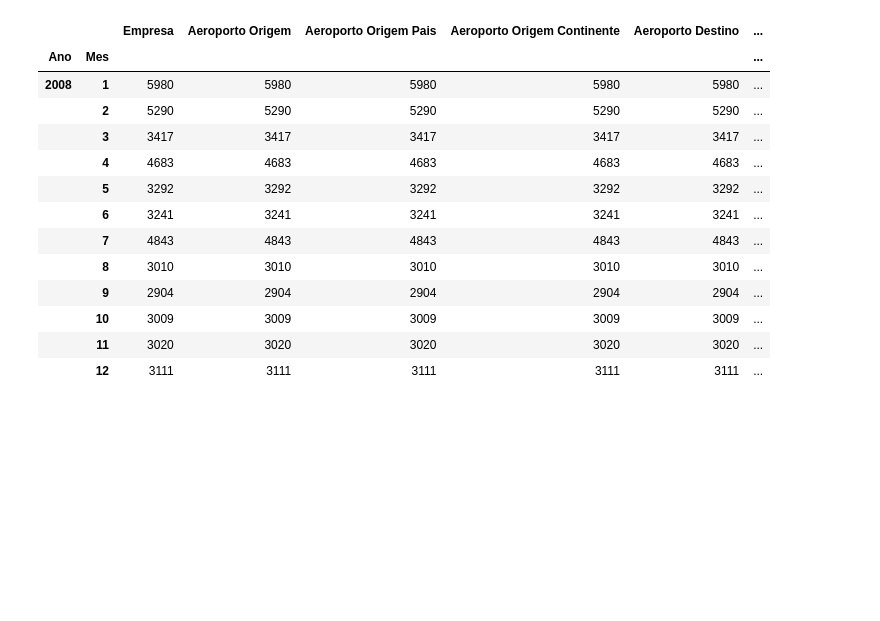
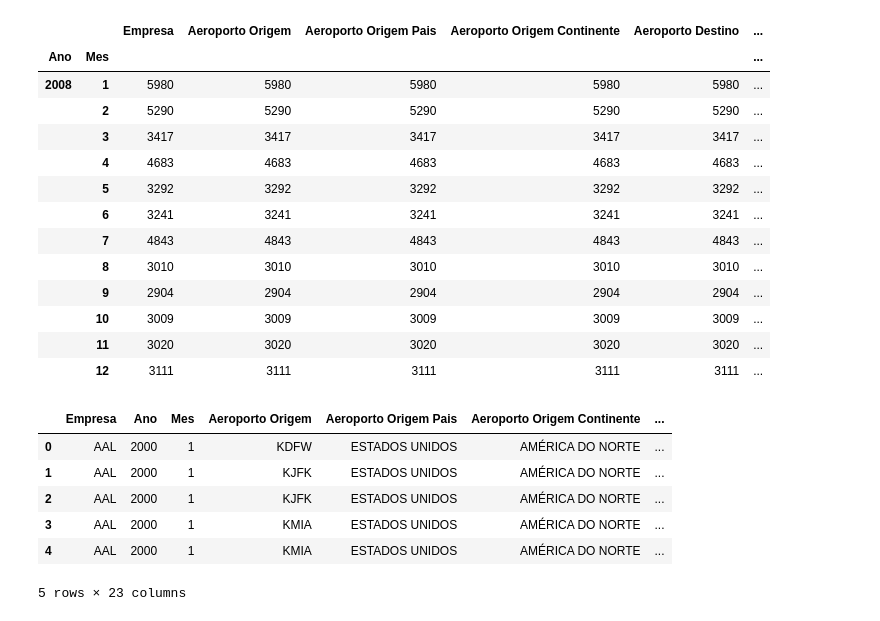
Before and after one commit to RafaelYamagata/TG-ITA, a Jupyter notebook: 02 - Data Prep.ipynb, the cells around one changed output. Cells and saved outputs as stored; diff of their text form; code cells hidden in the pictures; blank space fills up the shorter version.

```diff
--- a/02 - Data Prep.ipynb
+++ b/02 - Data Prep.ipynb
@@ -5,7 +5,7 @@ import numpy as np
 import matplotlib.pyplot as plt
 # %%
 # Loading the dataframe
-flights = pd.read_csv('flights.csv', header=0, engine='python', encoding='utf-8')
+flights = pd.read_csv('../flights.csv', header=0, engine='python', encoding='utf-8')
 # %%
 flights.shape
 # %% [output]
@@ -160,0 +159,15 @@ flights = flights.drop(flights.index[flights['Aeroporto Destino Pais'].isnull()]
+# %%
+# Criar coluna com total de passageiros, total de carga e porcentagem de passageiros
+flights['Passageiros Totais'] = flights['Passageiros Pagos'] + flights['Passageiros Gratis']
+flights['Carga Total'] = flights['Carga Paga'] + flights['Carga Gratis']
+flights['Assentos Preenchidos'] = flights['Passageiros Totais']/flights['Assentos']
+# %%
+flights.head()
+# %% [output]
+|  | Empresa | Ano | Mes | Aeroporto Origem | Aeroporto Origem Pais | Aeroporto Origem Continente | ... |
+| 0 | AAL | 2000 | 1 | KDFW | ESTADOS UNIDOS | AMÉRICA DO NORTE | ... |
+| 1 | AAL | 2000 | 1 | KJFK | ESTADOS UNIDOS | AMÉRICA DO NORTE | ... |
+| 2 | AAL | 2000 | 1 | KJFK | ESTADOS UNIDOS | AMÉRICA DO NORTE | ... |
+| 3 | AAL | 2000 | 1 | KMIA | ESTADOS UNIDOS | AMÉRICA DO NORTE | ... |
+| 4 | AAL | 2000 | 1 | KMIA | ESTADOS UNIDOS | AMÉRICA DO NORTE | ... |
+5 rows × 23 columns
```
Also changed, not shown: parts of 9 cells of this notebook, 19 other files.
